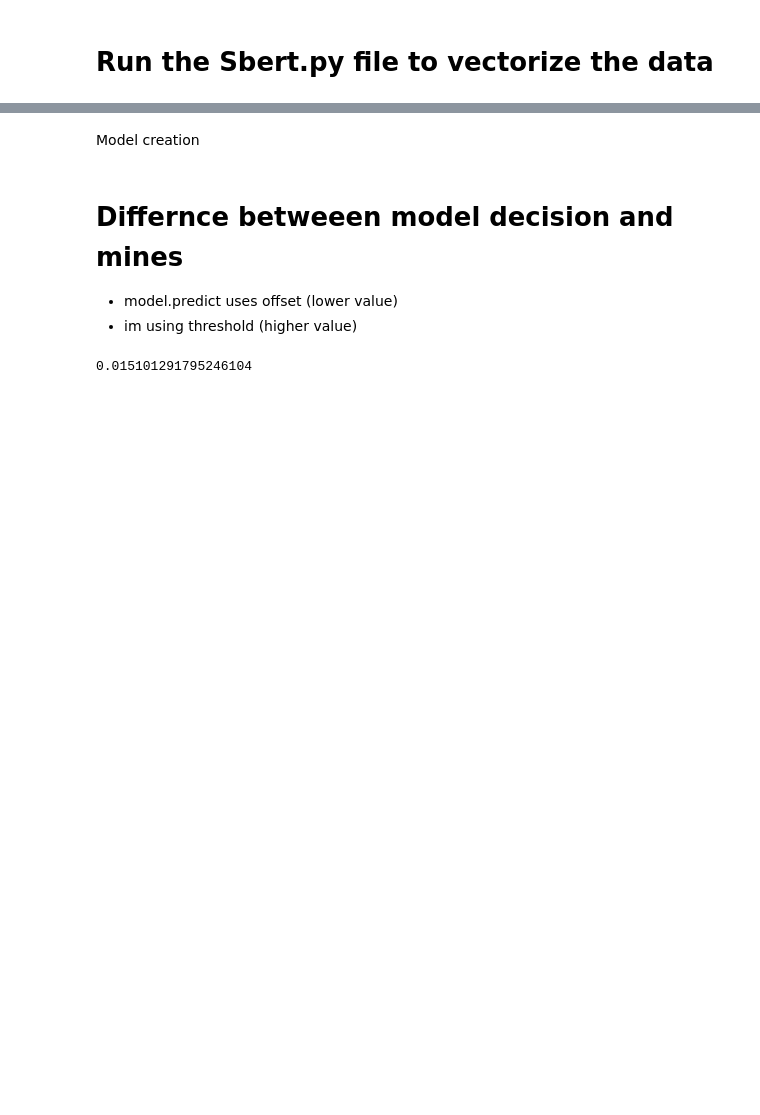
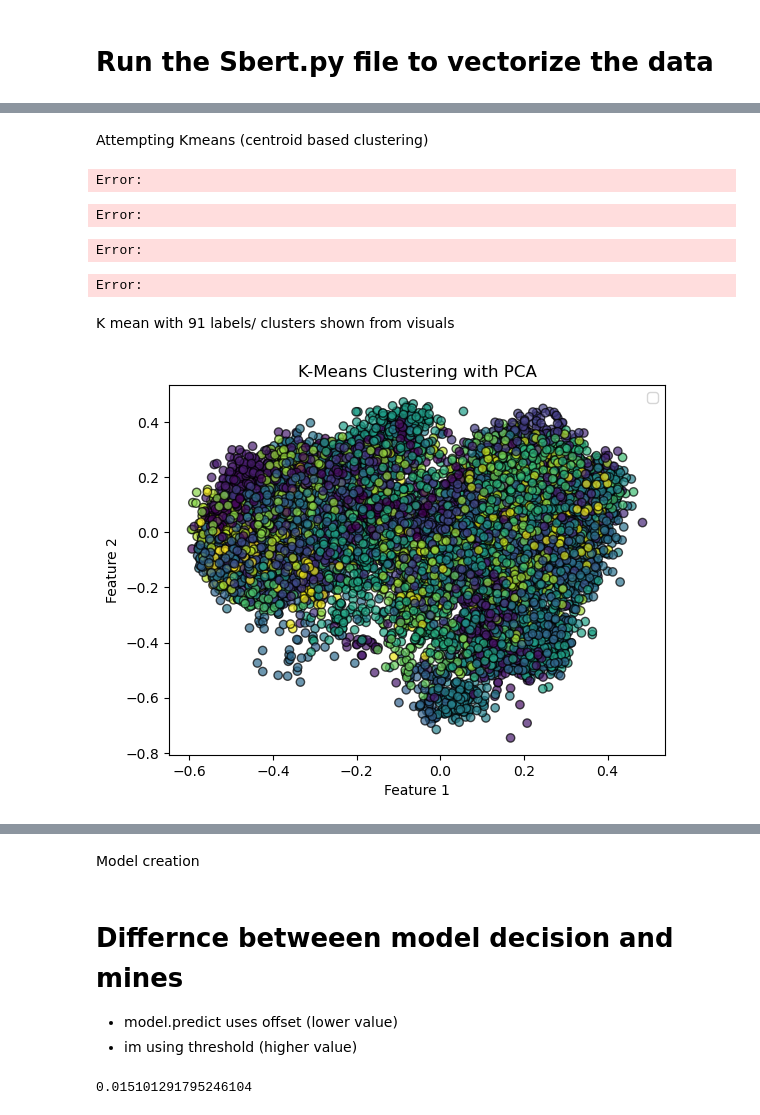
Before and after one commit to ChehakA/PNC-Multi-modal-anomaly-detection, a Jupyter notebook: off_notebook.ipynb, the cells around one changed output, grey strips where cells are left out. Drawn from its saved outputs; the diff is of its cells as text; code cells hidden in the pictures; blank space fills up the shorter version.

```diff
--- a/off_notebook.ipynb
+++ b/off_notebook.ipynb
@@ -299,0 +383,62 @@ train_x,test_x,train_y,test_y= train_test_split(vec_data,data['label'],train_siz
+# %% [markdown]
+Attempting Kmeans (centroid based clustering)
+# %%
+# finding optimal number of clusters
+
+inertia = []  # Stores the sum of squared distances (WCSS)
+silhouette_scores=[] # Stores sil scores
+
+K_range = range(2, 51)
+for k in K_range:
+    kmeans = KMeans(n_clusters=k, random_state=42)
+    kmeans.fit(vec_data)
+    inertia.append(kmeans.inertia_)  # Sum of squared distances to centroids
+    labels = kmeans.fit_predict(vec_data)
+    score = silhouette_score(vec_data, labels)
+    silhouette_scores.append(score)
+
+# Plot Elbow Curve
+plt.plot(K_range, inertia, marker='o')
+plt.xlabel('Number of clusters (k)')
+plt.ylabel('WCSS (Within-Cluster Sum of Squares)')
+plt.title('Elbow Method for Optimal k')
+plt.show()
+# %% [output]
+Error:
+Error:
+# %%
+# Plot Silhouette Scores
+plt.plot(range(2, 51), silhouette_scores, marker='o')
+plt.xlabel('Number of clusters (k)')
+plt.ylabel('Silhouette Score')
+plt.title('Silhouette Score for Optimal k')
+plt.show()
+# %% [output]
+Error:
+Error:
+# %% [markdown]
+K mean with 91 labels/ clusters shown from visuals
+# %%
+# K means model based on graph above
+
+kmeans = KMeans(n_clusters=91, random_state=42)
+labels_km = kmeans.fit_predict(vec_data)
+centroids = kmeans.cluster_centers_
+# %%
+# vizulazing clusters via PCA
+pca=PCA(n_components=2)
+data_pca = pca.fit_transform(vec_data)
+
+plt.scatter(data_pca[:, 0], data_pca[:, 1], c=labels_km, cmap='viridis', alpha=0.7, edgecolors='k')
+
+# Plot centroids
+# plt.scatter(centroids[:, 0], centroids[:, 1], c='red', marker='X', s=200, label='Centroids')
+
+# Labels and title
+plt.xlabel('Feature 1')
+plt.ylabel('Feature 2')
+plt.title('K-Means Clustering with PCA')
+plt.legend()
+plt.show()
+# %% [output]
+[figure, added]
```
Also changed, not shown: parts of 61 cells of this notebook.
